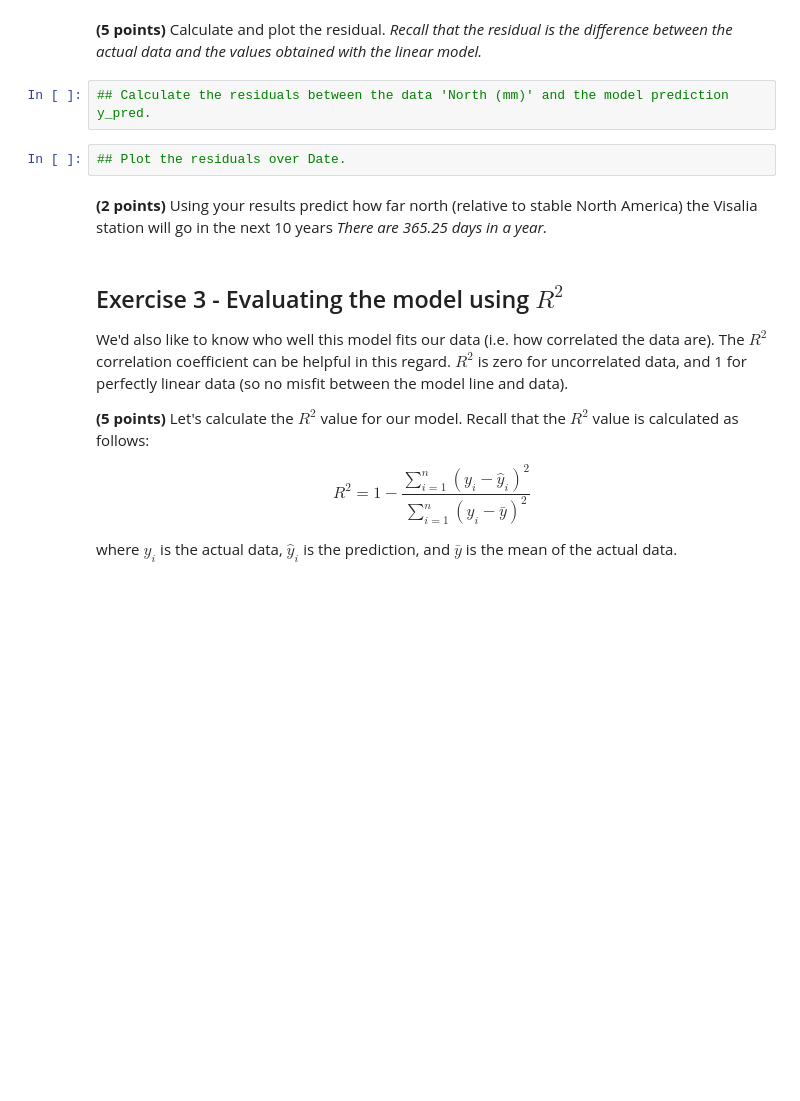
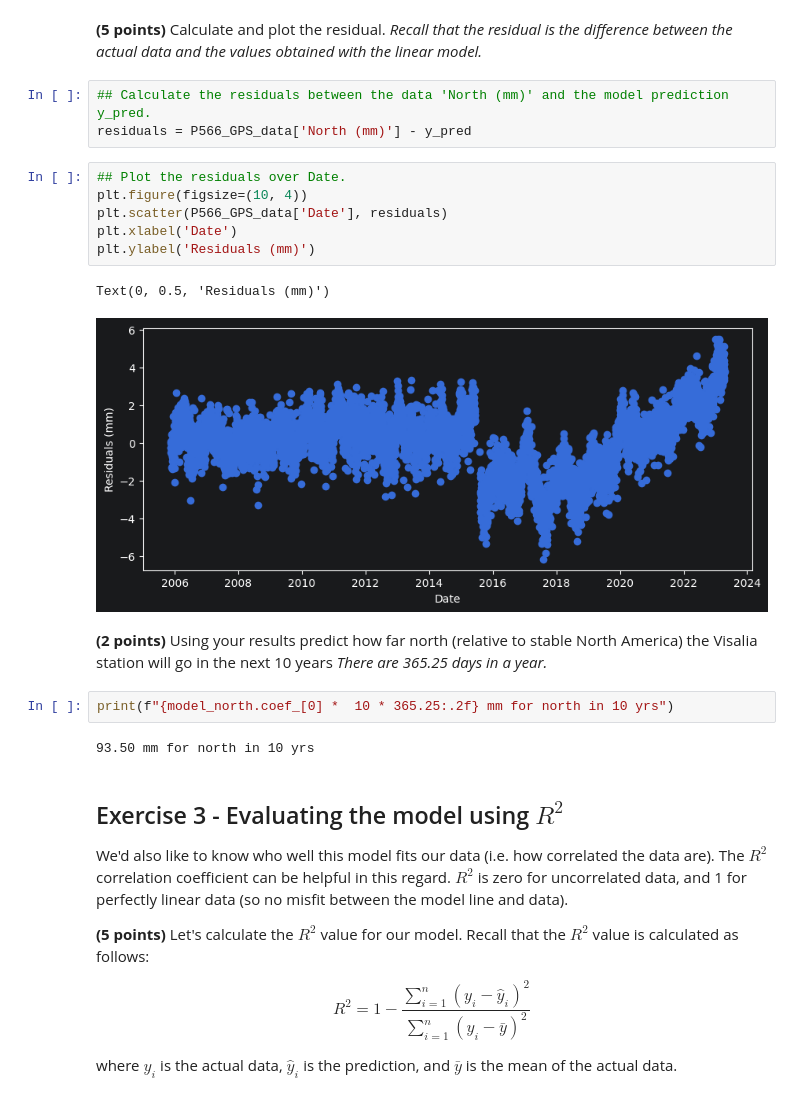
Before and after one commit to ItsukiKigoshi/EPS88_Gleeson, a Jupyter notebook: homework04.ipynb, the cells around one changed output. Cells and saved outputs as stored; diff of their text form; blank space fills up the shorter version.

```diff
--- a/homework04.ipynb
+++ b/homework04.ipynb
@@ -210,10 +233,22 @@ y_pred =
 **(5 points)** Calculate and plot the residual. *Recall that the residual is the difference between the actual data and the values obtained with the linear model.*
 # %%
 ## Calculate the residuals between the data 'North (mm)' and the model prediction y_pred.
+residuals = P566_GPS_data['North (mm)'] - y_pred
-# %%
-## Plot the residuals over Date.
+# %%
+## Plot the residuals over Date.
+plt.figure(figsize=(10, 4))
+plt.scatter(P566_GPS_data['Date'], residuals)
+plt.xlabel('Date')
+plt.ylabel('Residuals (mm)')
+# %% [output]
+Text(0, 0.5, 'Residuals (mm)')
+[figure, added]
 # %% [markdown]
 **(2 points)** Using your results predict how far north (relative to stable North America) the Visalia station will go in the next 10 years *There are 365.25 days in a year.*
+# %%
+print(f"{model_north.coef_[0] *  10 * 365.25:.2f} mm for north in 10 yrs")
+# %% [output]
+93.50 mm for north in 10 yrs
 # %% [markdown]
 ## Exercise 3 - Evaluating the model using $R^{2}$
 
```
Also changed, not shown: parts of 8 cells of this notebook.
